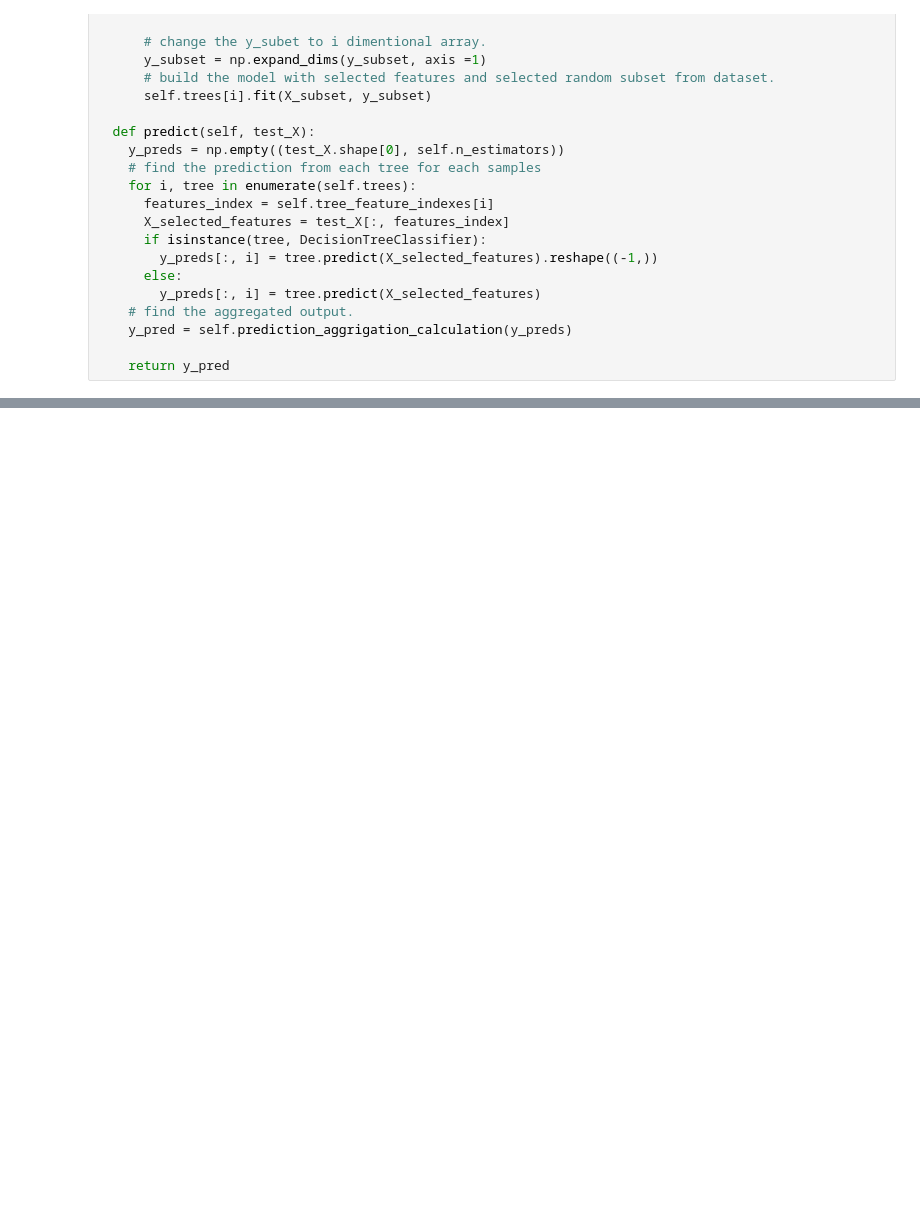
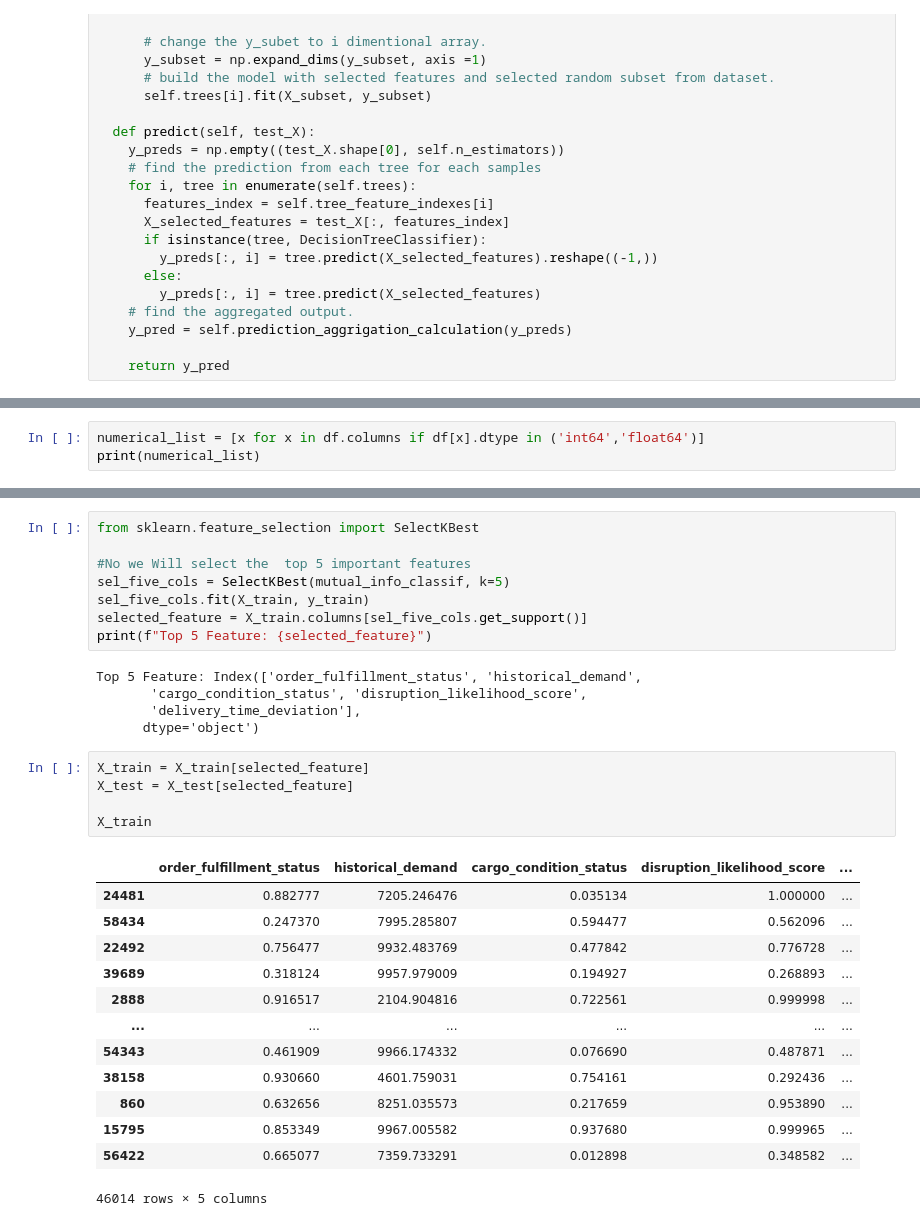
Before and after one commit to ML-PROJECT-KMITL/logistic-ml-project, a Jupyter notebook: classification/random_forest/random_forest.ipynb, the cells around one changed output, grey strips where cells are left out. Saved outputs shown, nothing was run; the diff lists cells and outputs as text; blank space fills up the shorter version.

```diff
--- a/classification/random_forest/random_forest.ipynb
+++ b/classification/random_forest/random_forest.ipynb
@@ -257,0 +308,3 @@ class RandomForestClassifierFromScratch:
+# %%
+numerical_list = [x for x in df.columns if df[x].dtype in ('int64','float64')]
+print(numerical_list)
@@ -257,0 +433,32 @@ class RandomForestClassifierFromScratch:
+# %%
+from sklearn.feature_selection import SelectKBest
+
+#No we Will select the  top 5 important features
+sel_five_cols = SelectKBest(mutual_info_classif, k=5)
+sel_five_cols.fit(X_train, y_train)
+selected_feature = X_train.columns[sel_five_cols.get_support()]
+print(f"Top 5 Feature: {selected_feature}")
+# %% [output]
+Top 5 Feature: Index(['order_fulfillment_status', 'historical_demand',
+       'cargo_condition_status', 'disruption_likelihood_score',
+       'delivery_time_deviation'],
+      dtype='object')
+# %%
+X_train = X_train[selected_feature]
+X_test = X_test[selected_feature]
+
+X_train
+# %% [output]
+|  | order_fulfillment_status | historical_demand | cargo_condition_status | disruption_likelihood_score | ... |
+| 24481 | 0.882777 | 7205.246476 | 0.035134 | 1.000000 | ... |
+| 58434 | 0.247370 | 7995.285807 | 0.594477 | 0.562096 | ... |
+| 22492 | 0.756477 | 9932.483769 | 0.477842 | 0.776728 | ... |
+| 39689 | 0.318124 | 9957.979009 | 0.194927 | 0.268893 | ... |
+| 2888 | 0.916517 | 2104.904816 | 0.722561 | 0.999998 | ... |
+| ... | ... | ... | ... | ... | ... |
+| 54343 | 0.461909 | 9966.174332 | 0.076690 | 0.487871 | ... |
+| 38158 | 0.930660 | 4601.759031 | 0.754161 | 0.292436 | ... |
+| 860 | 0.632656 | 8251.035573 | 0.217659 | 0.953890 | ... |
+| 15795 | 0.853349 | 9967.005582 | 0.937680 | 0.999965 | ... |
+| 56422 | 0.665077 | 7359.733291 | 0.012898 | 0.348582 | ... |
+46014 rows × 5 columns
```
Also changed, not shown: parts of 14 cells of this notebook.
